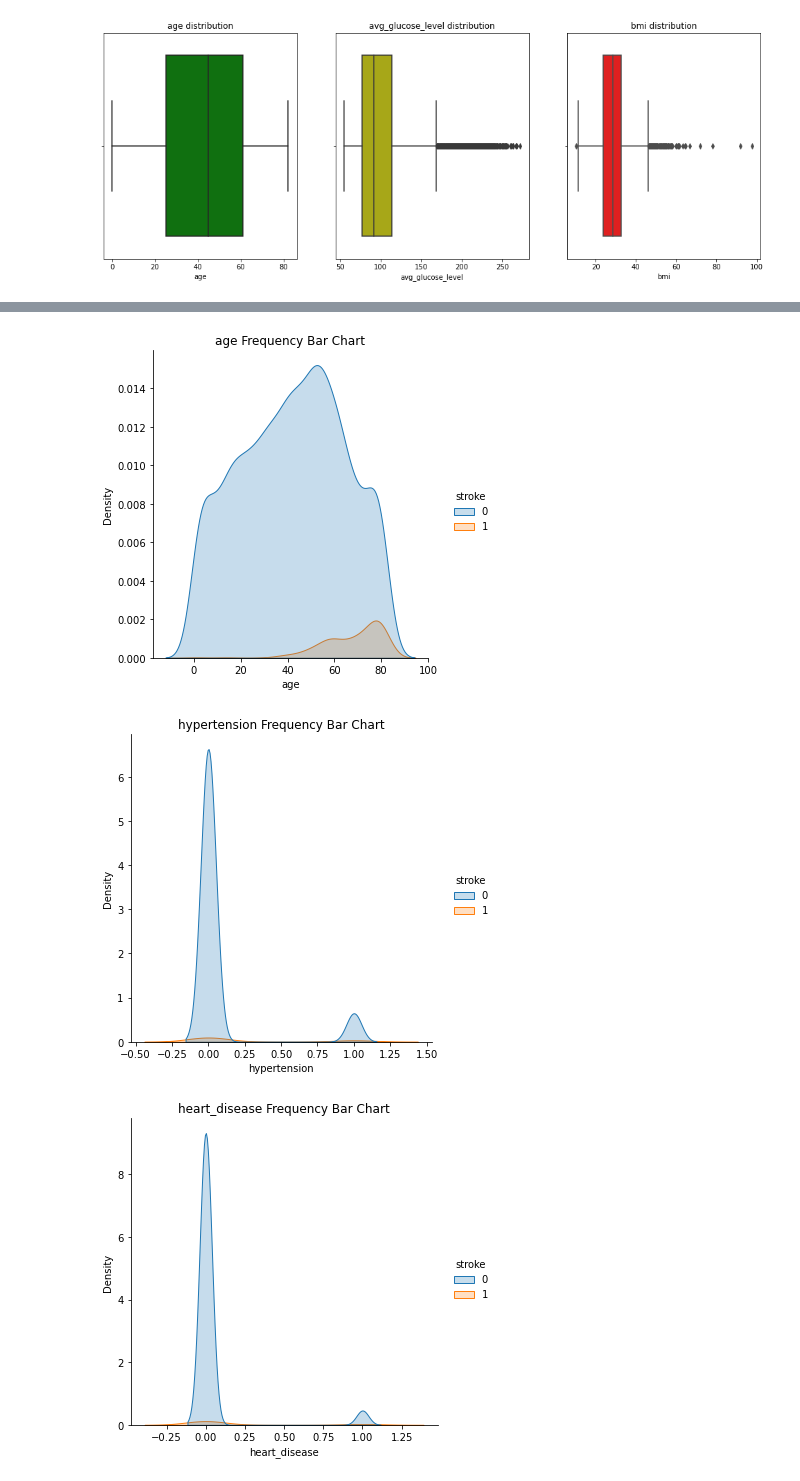
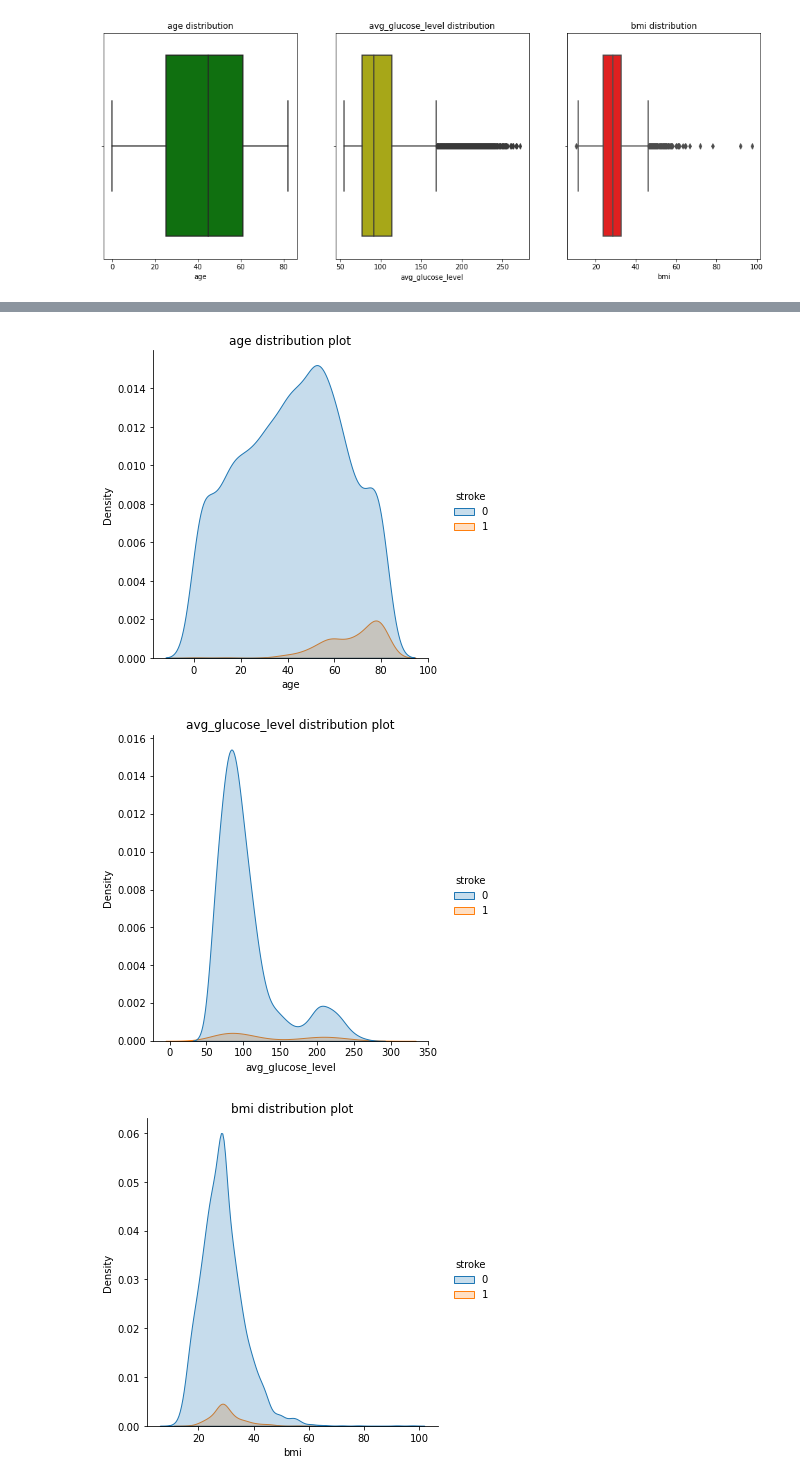
Before and after one commit to SophiaBouchama/stroke-prediction-portfolio, a Jupyter notebook: Stroke-Project.ipynb, the cells around one changed output, grey strips where cells are left out. Saved outputs shown, nothing was run; the diff lists cells and outputs as text; code cells hidden in the pictures.

```diff
--- a/Stroke-Project.ipynb
+++ b/Stroke-Project.ipynb
@@ -423,9 +424,10 @@ for feature in continuous_numerical:
 # %% [output]
 [figure]
 # %%
+binary = ['hypertension', 'ever_married', 'gender']
+categorical_and_binary = categorical + binary
 
-
-for feature in categorical:
+for feature in categorical_and_binary:
     sns.countplot(x=feature, hue="stroke", data=df)
     plt.title(feature + ' Frequency Bar Chart')
     plt.xlabel(feature)
@@ -438,0 +444,8 @@ for feature in categorical:
+# %%
+stroke = df["stroke"] == 1
+no_stroke = df["stroke"] == 0
+for feature in categorical_and_binary:
+    sns.countplot(x=df[feature][stroke], color='orange', data=df)
+    plt.title(feature + ' Frequency Bar Chart')
+    plt.xlabel(feature)
+    plt.show()
@@ -439,10 +461,10 @@ for feature in categorical:
 # %%
-for feature in numerical:
+for feature in continuous_numerical:
     sns.displot(df, x=feature, hue="stroke", kind="kde", fill= True)
-    plt.title(feature + ' Frequency Bar Chart')
+    plt.title(feature + ' distribution plot')
     plt.xlabel(feature)
     plt.show()
 # %% [output]
-[figure, old version]
+[figure, new version]
-[figure, old version]
+[figure, new version]
-[figure, old version]
+[figure, new version]
```
Also changed, not shown: parts of 11 cells of this notebook.
